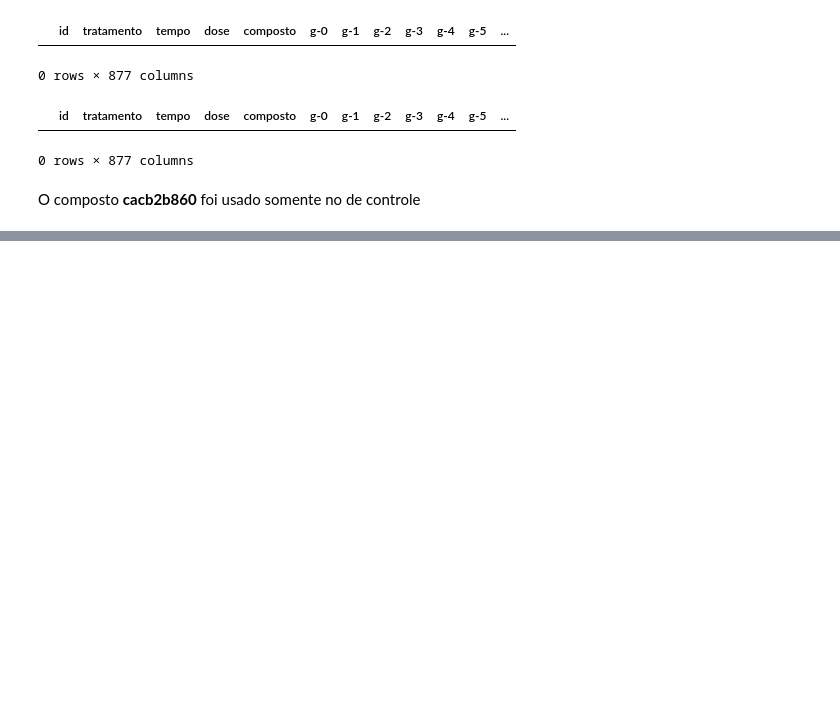
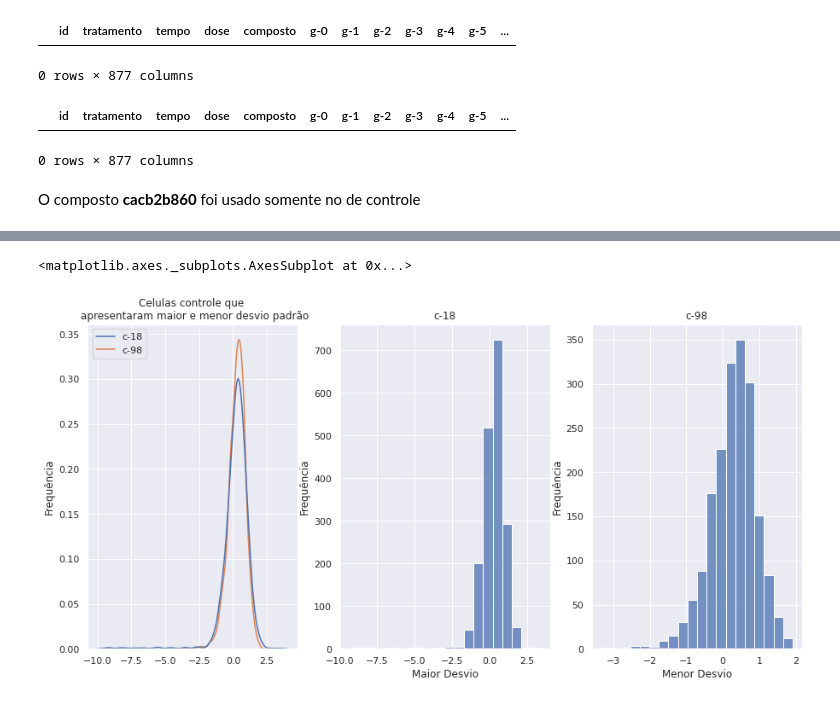
Before and after one commit to axeljunior/Alura-ImersaoDados, a Jupyter notebook: Imersão_Dados.ipynb, the cells around one changed output, grey strips where cells are left out. Saved outputs shown, nothing was run; the diff lists cells and outputs as text; code cells hidden in the pictures; blank space fills up the shorter version.

```diff
--- a/Imersão_Dados.ipynb
+++ b/Imersão_Dados.ipynb
@@ -201,17 +229,20 @@ sns.histplot(data=indviduos_controle['g-370'], ax=ax3, bins=25)
 # %%
 fig, (ax1, ax2, ax3) = plt.subplots(nrows=1, ncols=3, figsize=(15,7))
 
 ax1.set_title('Celulas controle que \n apresentaram maior e menor desvio padrão')
 ax1.set_ylabel('Frequência')
 ax1.set_xlabel(' ')
-sns.kdeplot(data=indviduos_controle[['c-18','c-98']], ax=ax1)
+sns.kdeplot(data=indv_controle[['c-18','c-98']], ax=ax1)
 
 ax2.set_title('c-18')
 ax2.set_ylabel('Frequência')
 ax2.set_xlabel('Maior Desvio')
-sns.histplot(data=indviduos_controle['c-18'], ax=ax2, bins=20)
+sns.histplot(data=indv_controle['c-18'], ax=ax2, bins=20)
 
 ax3.set_title('c-98')
 ax3.set_ylabel('Frequência')
 ax3.set_xlabel('Menor Desvio')
-sns.histplot(data=indviduos_controle['c-98'], ax=ax3, bins=20)
+sns.histplot(data=indv_controle['c-98'], ax=ax3, bins=20)
+# %% [output]
+<matplotlib.axes._subplots.AxesSubplot at 0x...>
+[figure, added]
```
Also changed, not shown: parts of 5 cells of this notebook.
